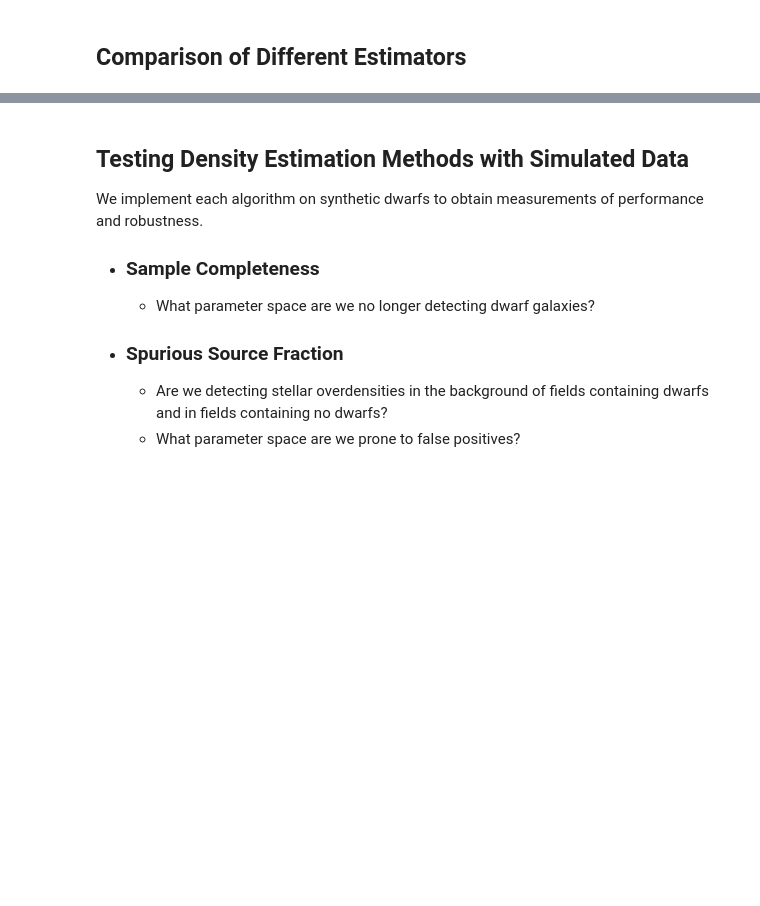
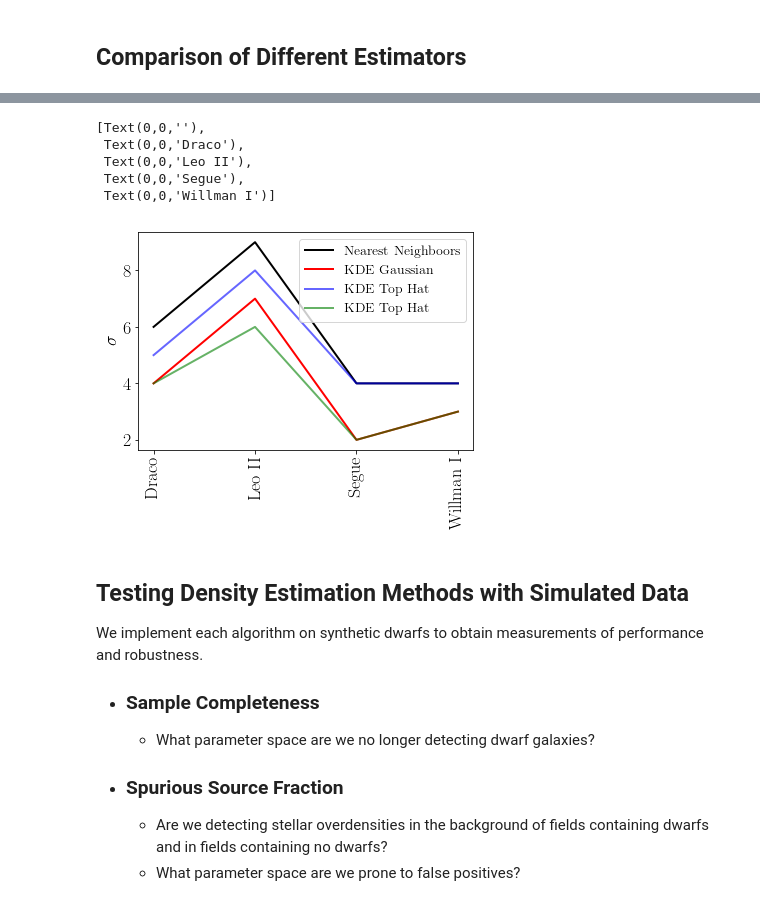
Before and after one commit to jkadowaki/ASTR502_project, a Jupyter notebook: Presentation/DwarfGalaxies.ipynb, the cells around one changed output, grey strips where cells are left out. Saved outputs shown, nothing was run; the diff lists cells and outputs as text; code cells hidden in the pictures; blank space fills up the shorter version.

```diff
--- a/Presentation/DwarfGalaxies.ipynb
+++ b/Presentation/DwarfGalaxies.ipynb
@@ -237,3 +274,25 @@ for name in sdss_data:
+# %%
+sigmas_NN = [6, 9, 4, 4]
+sigmas_KDE_gauss = [4, 7, 2, 3]
+sigmas_KDE_th = [5, 8, 4, 4]
+sigmas_KDE_exp = [4, 6, 2, 3]
+# %%
+fig, ax = plt.subplots(1,1)
+ax.plot(np.arange(0, 4), sigmas_NN, c='k', label='Nearest Neighboors', lw=2)
+ax.plot(np.arange(0, 4), sigmas_KDE_gauss, c='r',  label='KDE Gaussian', lw=2)
+ax.plot(np.arange(0, 4), sigmas_KDE_th, c='b', alpha=0.6, label='KDE Top Hat', lw=2)
+ax.plot(np.arange(0, 4), sigmas_KDE_exp, c='g', alpha=0.6, label='KDE Top Hat', lw=2)
+ax.set_ylabel(r'$\sigma$')
+ax.legend(fontsize=14)
+x_ticks_labels = ['', 'Draco','Leo II','Segue','Willman I']
+ax.set_xticklabels(x_ticks_labels, rotation='vertical', fontsize=18)
+# %% [output]
+[Text(0,0,''),
+ Text(0,0,'Draco'),
+ Text(0,0,'Leo II'),
+ Text(0,0,'Segue'),
+ Text(0,0,'Willman I')]
+[figure, added]
 # %% [markdown]
 ## Testing Density Estimation Methods with Simulated Data
 We implement each algorithm on synthetic dwarfs to obtain measurements of performance and robustness.
```
Also changed, not shown: parts of 7 cells of this notebook, 2 other files.
